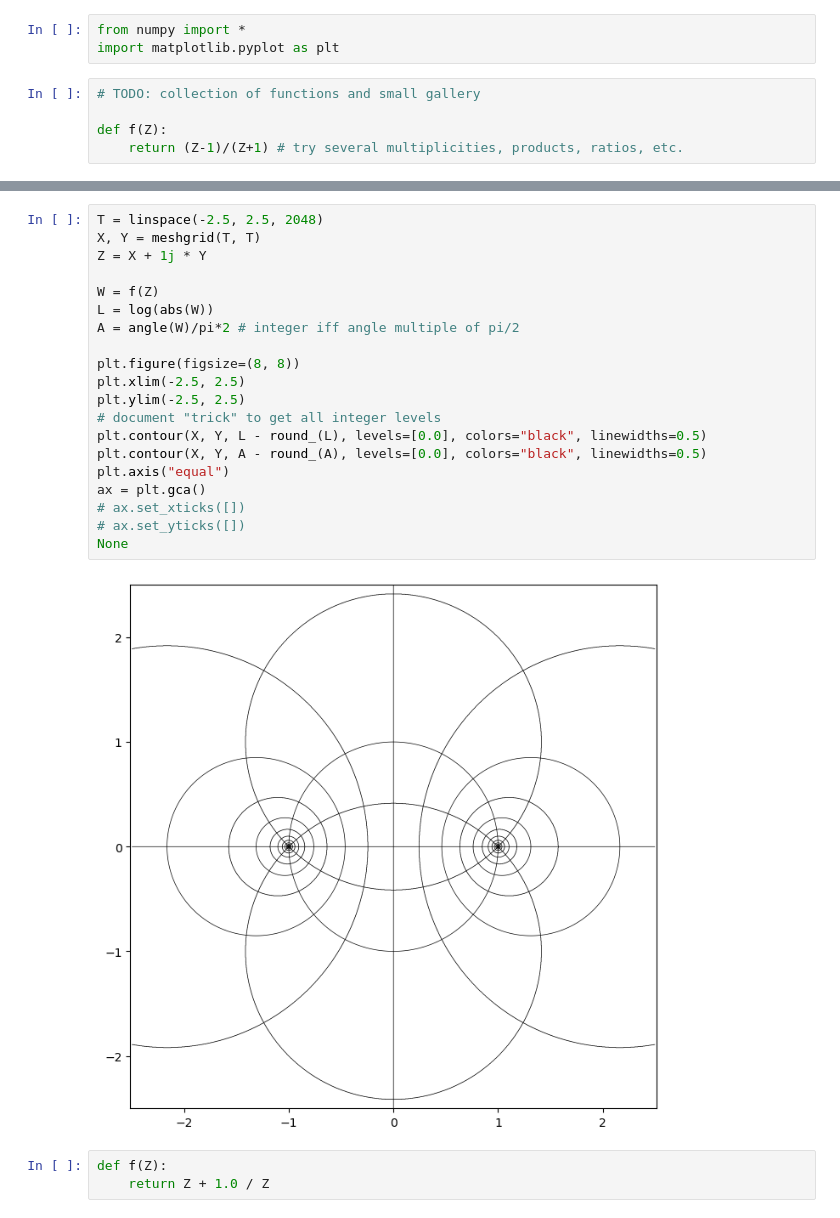
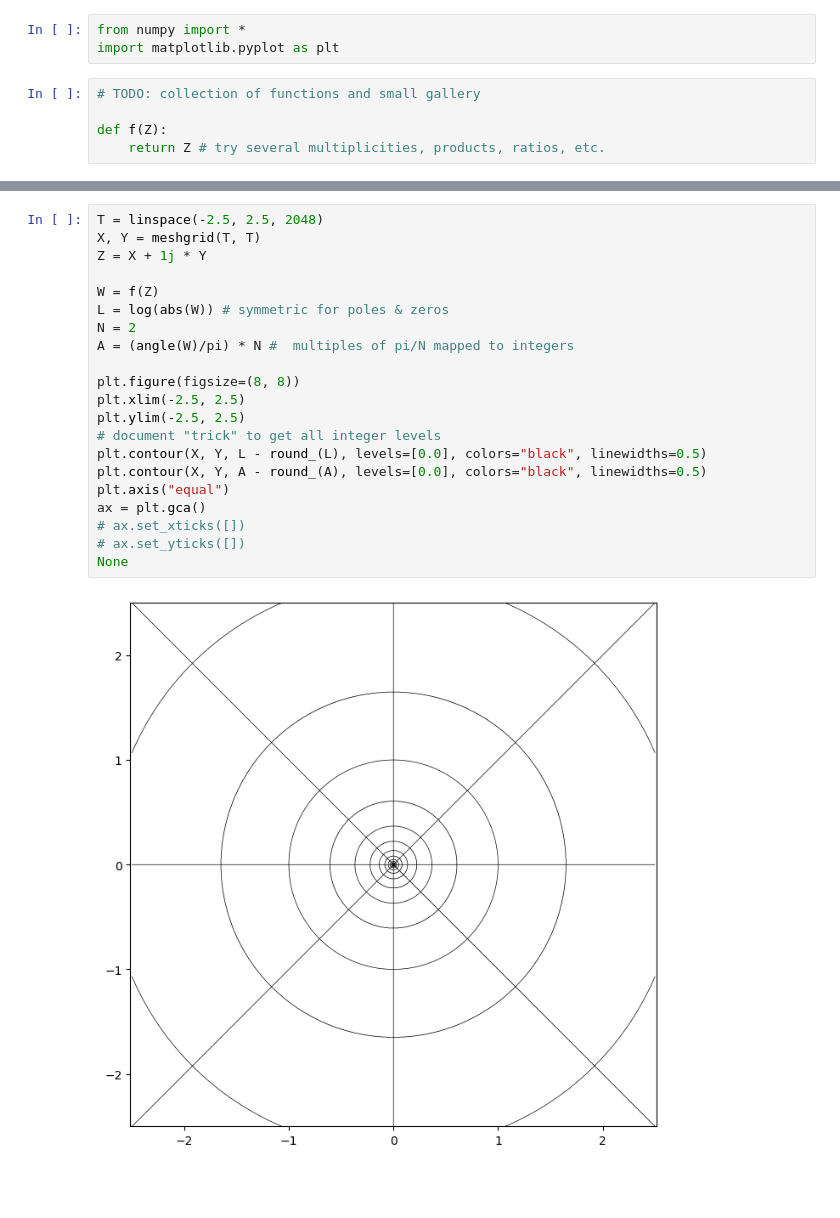
Before and after one commit to boisgera/visualization-of-analytic-functions, a Jupyter notebook: Domain Coloring.ipynb, the cells around one changed output, grey strips where cells are left out. Cells and saved outputs as stored; diff of their text form; blank space fills up the shorter version.

```diff
--- a/Domain Coloring.ipynb
+++ b/Domain Coloring.ipynb
@@ -14,5 +22,5 @@ import matplotlib.pyplot as plt
 # TODO: collection of functions and small gallery
 
 def f(Z):
-    return (Z-1)/(Z+1) # try several multiplicities, products, ratios, etc.
+    return Z # try several multiplicities, products, ratios, etc.
 # %%
@@ -38,25 +48,23 @@ None
 # %%
 T = linspace(-2.5, 2.5, 2048)
 X, Y = meshgrid(T, T)
 Z = X + 1j * Y
 
 W = f(Z)
-L = log(abs(W))
-A = angle(W)/pi*2 # integer iff angle multiple of pi/2
+L = log(abs(W)) # symmetric for poles & zeros
+N = 2
+A = (angle(W)/pi) * N #  multiples of pi/N mapped to integers
 
 plt.figure(figsize=(8, 8))
 plt.xlim(-2.5, 2.5)
 plt.ylim(-2.5, 2.5)
 # document "trick" to get all integer levels
 plt.contour(X, Y, L - round_(L), levels=[0.0], colors="black", linewidths=0.5)
 plt.contour(X, Y, A - round_(A), levels=[0.0], colors="black", linewidths=0.5)
 plt.axis("equal")
 ax = plt.gca()
 # ax.set_xticks([])
 # ax.set_yticks([])
 None
 # %% [output]
-[figure, old version]
+[figure, new version]
-# %%
-def f(Z):
-    return Z + 1.0 / Z
```
Also changed, not shown: parts of 4 cells of this notebook, 1 other file.
